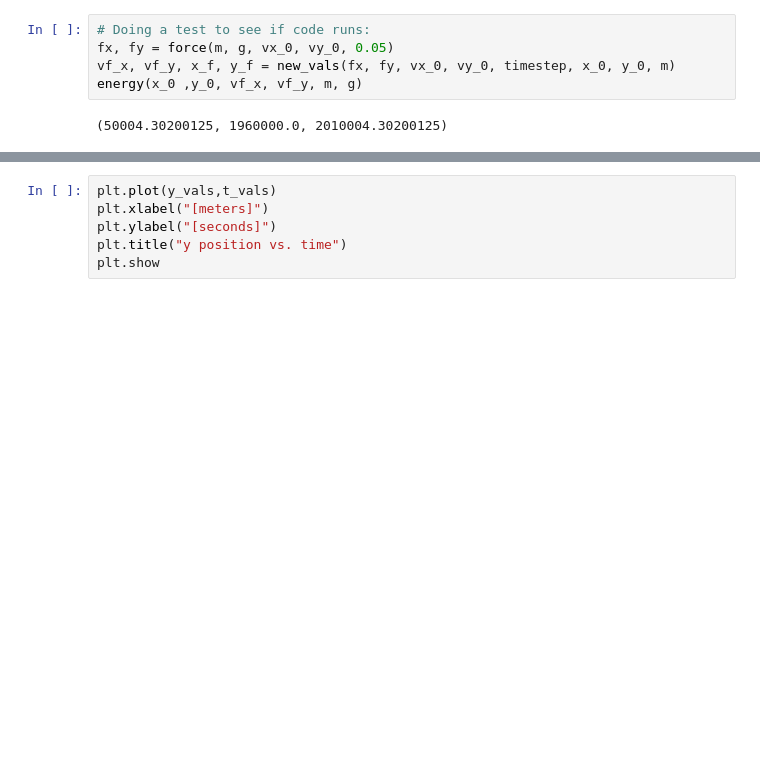
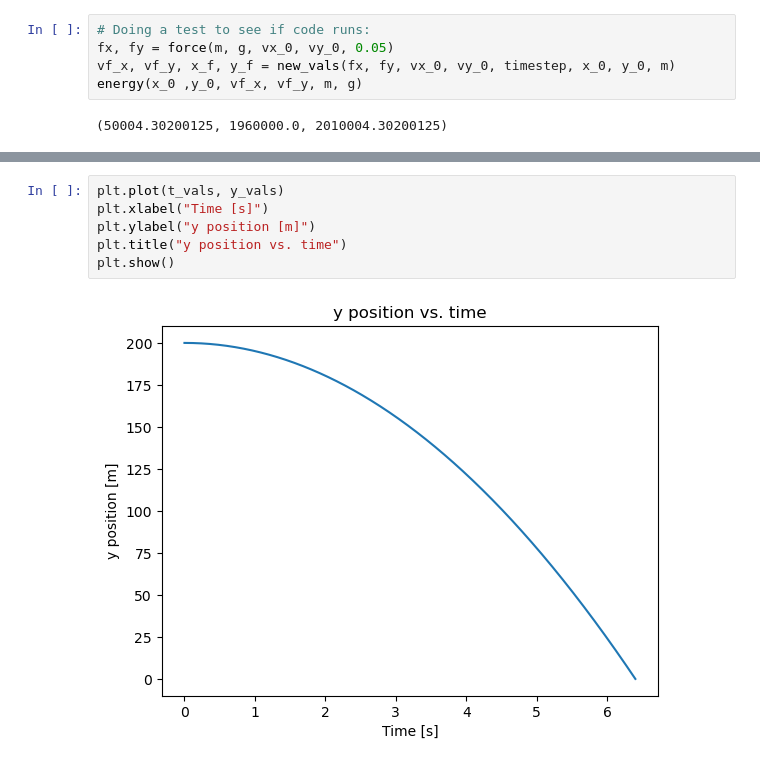
Before and after one commit to lsdun/PHY607-FallingCowSim, a Jupyter notebook: fallingcowscript.ipynb, the cells around one changed output, grey strips where cells are left out. Saved outputs shown, nothing was run; the diff lists cells and outputs as text; blank space fills up the shorter version.

```diff
--- a/fallingcowscript.ipynb
+++ b/fallingcowscript.ipynb
@@ -97,6 +107,8 @@ plt.show
 # %%
-plt.plot(y_vals,t_vals)
-plt.xlabel("[meters]")
-plt.ylabel("[seconds]")
+plt.plot(t_vals, y_vals)
+plt.xlabel("Time [s]")
+plt.ylabel("y position [m]")
 plt.title("y position vs. time")
-plt.show
+plt.show()
+# %% [output]
+[figure, added]
```
Also changed, not shown: parts of 8 cells of this notebook.
